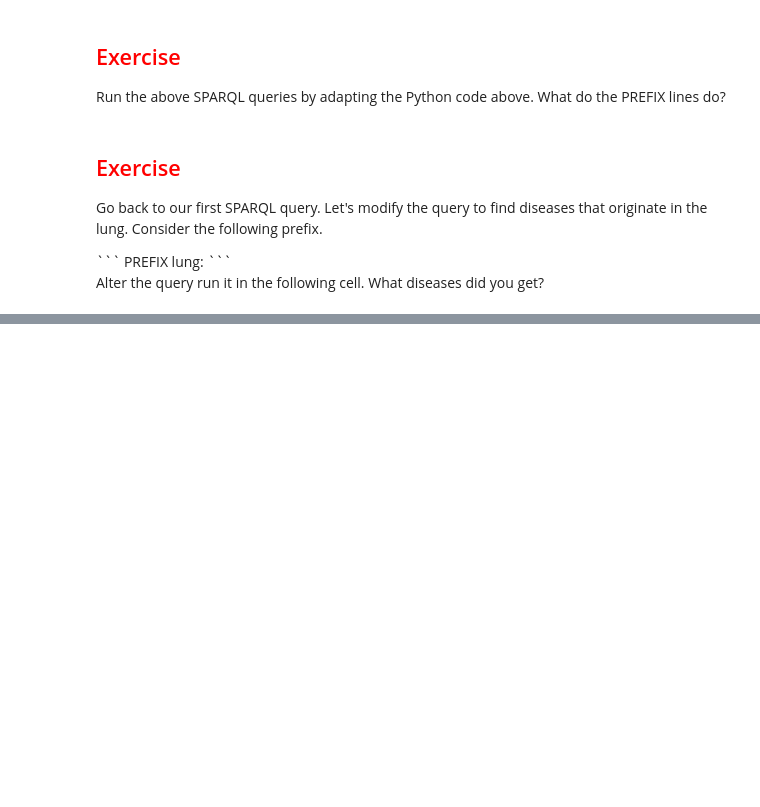
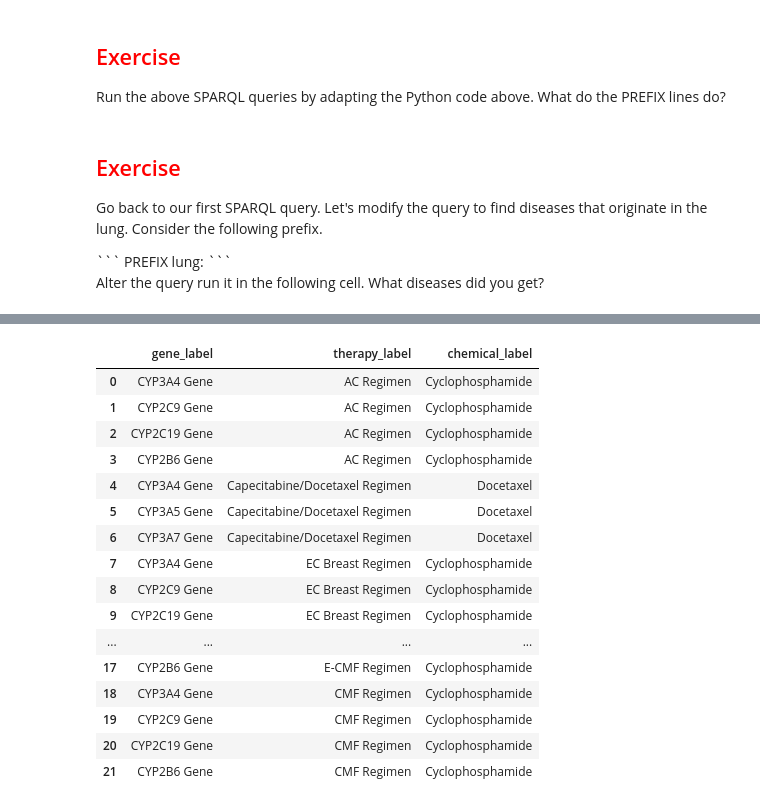
Before and after one commit to TheJacksonLaboratory/robinson-lab-notebooks, a Jupyter notebook: Linked_Data_Biolink.ipynb, the cells around one changed output, grey strips where cells are left out. Saved outputs shown, nothing was run; the diff lists cells and outputs as text; code cells hidden in the pictures; blank space fills up the shorter version.

```diff
--- a/Linked_Data_Biolink.ipynb
+++ b/Linked_Data_Biolink.ipynb
@@ -363,0 +494,57 @@ PREFIX lung: <http://purl.obolibrary.org/obo/NCIT_C12468>
+# %%
+sparql.setQuery("""
+    PREFIX rdfs: <http://www.w3.org/2000/01/rdf-schema#>
+PREFIX BreastCarcinoma: <http://purl.obolibrary.org/obo/NCIT_C4872>
+PREFIX ChemotherapyRegimenHasComponent: <http://purl.obolibrary.org/obo/NCIT_R123>
+PREFIX RegimenHasAcceptedUseForDisease: <http://purl.obolibrary.org/obo/NCIT_R172>
+PREFIX ChemicalOrDrugAffectsGeneProduct: <http://purl.obolibrary.org/obo/NCIT_R146>
+PREFIX ChemicalOrDrugIsMetabolizedByEnzyme: <http://purl.obolibrary.org/obo/NCIT_R122>
+PREFIX GeneProductIsEncodedByGene: <http://purl.obolibrary.org/obo/NCIT_R54>
+SELECT DISTINCT ?gene_label ?therapy_label ?chemical_label
+FROM <http://purl.obolibrary.org/obo/ncit.owl>
+FROM <http://purl.obolibrary.org/obo/ncit/ncit-property-graph.ttl>
+WHERE {
+  ?therapy RegimenHasAcceptedUseForDisease: BreastCarcinoma: .
+  ?therapy ChemotherapyRegimenHasComponent: ?chemical .
+  ?chemical ChemicalOrDrugAffectsGeneProduct: | ChemicalOrDrugIsMetabolizedByEnzyme: ?protein .
+  ?protein GeneProductIsEncodedByGene: ?gene .
+  ?gene rdfs:label ?gene_label .
+  ?chemical rdfs:label ?chemical_label .
+  ?therapy rdfs:label ?therapy_label
+}
+       LIMIT 25
+""")
+
+sparql.setReturnFormat(JSON)
+result = sparql.query()
+
+processed_results = json.load(result.response)
+cols = processed_results['head']['vars']
+
+out = []
+for row in processed_results['results']['bindings']:
+    item = []
+    for c in cols:
+        item.append(row.get(c, {}).get('value'))
+    out.append(item)
+
+df = pd.DataFrame(out, columns=cols)
+df
+# %% [output]
+|  | gene_label | therapy_label | chemical_label |
+| 0 | CYP3A4 Gene | AC Regimen | Cyclophosphamide |
+| 1 | CYP2C9 Gene | AC Regimen | Cyclophosphamide |
+| 2 | CYP2C19 Gene | AC Regimen | Cyclophosphamide |
+| 3 | CYP2B6 Gene | AC Regimen | Cyclophosphamide |
+| 4 | CYP3A4 Gene | Capecitabine/Docetaxel Regimen | Docetaxel |
+| 5 | CYP3A5 Gene | Capecitabine/Docetaxel Regimen | Docetaxel |
+| 6 | CYP3A7 Gene | Capecitabine/Docetaxel Regimen | Docetaxel |
+| 7 | CYP3A4 Gene | EC Breast Regimen | Cyclophosphamide |
+| 8 | CYP2C9 Gene | EC Breast Regimen | Cyclophosphamide |
+| 9 | CYP2C19 Gene | EC Breast Regimen | Cyclophosphamide |
+| ... | ... | ... | ... |
+| 17 | CYP2B6 Gene | E-CMF Regimen | Cyclophosphamide |
+| 18 | CYP3A4 Gene | CMF Regimen | Cyclophosphamide |
+| 19 | CYP2C9 Gene | CMF Regimen | Cyclophosphamide |
+| 20 | CYP2C19 Gene | CMF Regimen | Cyclophosphamide |
+| 21 | CYP2B6 Gene | CMF Regimen | Cyclophosphamide |
```
Also changed, not shown: parts of 14 cells of this notebook.
